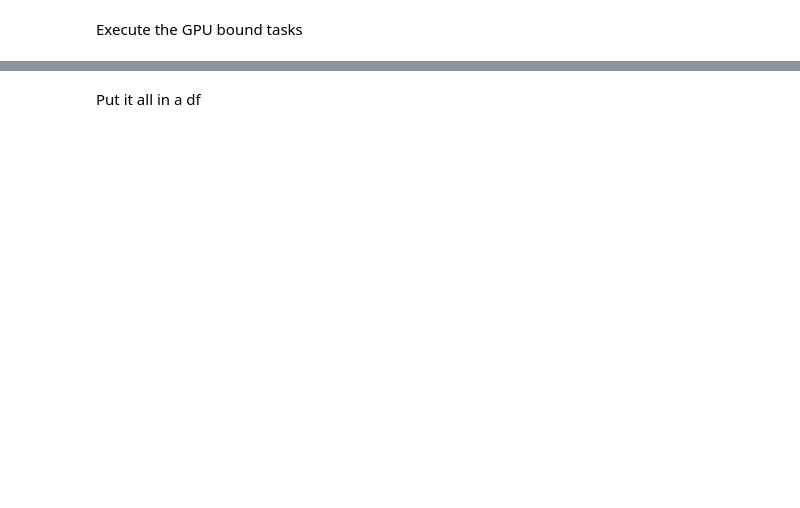
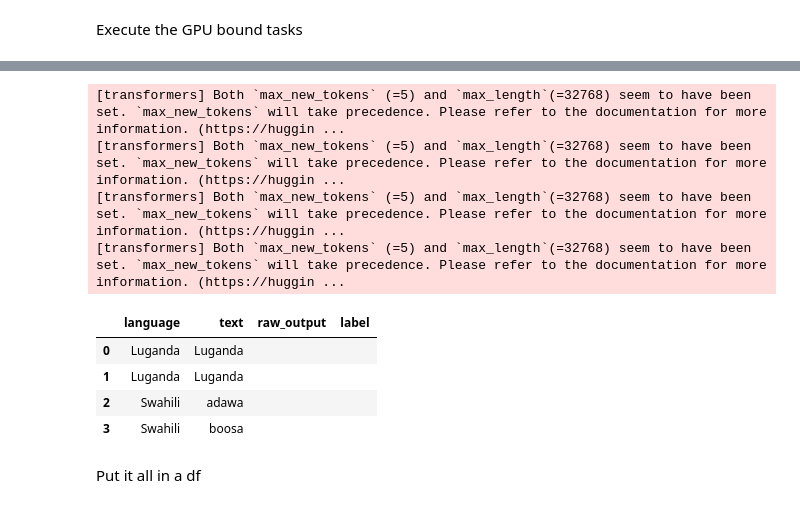
Before and after one commit to delightaheebwa/ug-tiktok, a Jupyter notebook: notebooks/run.ipynb, the cells around one changed output, grey strips where cells are left out. Cells and saved outputs as stored; diff of their text form; code cells hidden in the pictures; blank space fills up the shorter version.

Commit message:
refactor but with lug, swa pipeline issues

```diff
--- a/notebooks/run.ipynb
+++ b/notebooks/run.ipynb
@@ -123,16 +125,15 @@ with concurrent.futures.ProcessPoolExecutor(max_workers=max_cores) as executor:
 # %% [markdown]
 Execute the GPU bound tasks
 # %%
-generation_pipelines: dict = {"English": None, "Luganda": None | TextGenerationPipeline, "Swahili": None | TextGenerationPipeline}
+generation_pipelines: dict = {"English": None, "Luganda": None, "Swahili": None}
 
 model_g_path = "C:/Users/HP/ganda-gemma-1b"
 model_s_path = "C:/Users/HP/swahili-gemma-1b"
 
-quantization_config = BitsAndBytesConfig(load_in_4bit=True)
+#quantization_config = BitsAndBytesConfig(load_in_4bit=True)
 
 # config to share across models
 load_args = {
-    "device_map": "auto",
-    "quantization_config": quantization_config,
+ #   "quantization_config": quantization_config,
     "low_cpu_mem_usage": True,
 }
@@ -142,7 +143,3 @@ pending_swahili_words = []
 # %%
-for result in results_list:
-    if result["status"] == "pending_gpu":
-        if result["checked_lang"] == "Luganda":
-            pending_luganda_words.append(result["checked_text"])
-        else:
-            pending_swahili_words.append(result["checked_text"])
+pending_luganda_words = [result for result in results_list if result["status"] == "pending_gpu" and result["checked_lang"] == "Luganda"]
+pending_swahili_words = [result for result in results_list if result["status"] == "pending_gpu" and result["checked_lang"] == "Swahili"]
@@ -180,3 +194,66 @@ result["polarity_score"] = sentiment_score
+# %%
+# Smoke test the GPU path on a tiny sample before running the full batch.
+smoke_luganda = pending_luganda_words[:2]
+smoke_swahili = pending_swahili_words[:2]
+
+smoke_results = []
+
+for lang_name, pending_words in [("Luganda", smoke_luganda), ("Swahili", smoke_swahili)]:
+    if not pending_words:
+        continue
+
+    if generation_pipelines[lang_name] is None:
+        model_path = model_g_path if lang_name == "Luganda" else model_s_path
+        model = AutoModelForCausalLM.from_pretrained(model_path, **load_args)
+        tokenizer = AutoTokenizer.from_pretrained(model_path)
+        generation_pipelines[lang_name] = pipeline(
+            "text-generation",
+            model=model,
+            tokenizer=tokenizer,
+            device=0 if torch.cuda.is_available() else -1,
+        )
+
+    gen_pipe = generation_pipelines[lang_name]
+
+    smoke_prompts = [
+        f"Classify the sentiment of this {lang_name} text. Answer with one word only: positive, neutral or negative. Text: '{item['checked_text']}'. Answer in {lang_name}"
+        for item in pending_words
+    ]
+
+    outputs = gen_pipe(
+        smoke_prompts,
+        max_new_tokens=5,
+        do_sample=False,
+        temperature=0.1,
+        return_full_text=False,
+    )
+
+    for item, out in zip(pending_words, outputs):
+        raw_text = out[0]["generated_text"].strip() if isinstance(out, list) else out.get("generated_text", "").strip()
+        #label = extract_sentiment_label(raw_text)
+        #score = score_from_label(label)
+        item["polarity_label"] = raw_text
+        #item["polarity_score"] = score
+        item["status"] = "ok"
+        smoke_results.append({
+            "language": lang_name,
+            "text": item["checked_text"],
+            "raw_output": raw_text,
+            "label": raw_text,
+            #"score": score,
+        })
+
+pd.DataFrame(smoke_results)
+# %% [output]
+[transformers] Both `max_new_tokens` (=5) and `max_length`(=32768) seem to have been set. `max_new_tokens` will take precedence. Please refer to the documentation for more information. (https://huggin ...
+[transformers] Both `max_new_tokens` (=5) and `max_length`(=32768) seem to have been set. `max_new_tokens` will take precedence. Please refer to the documentation for more information. (https://huggin ...
+[transformers] Both `max_new_tokens` (=5) and `max_length`(=32768) seem to have been set. `max_new_tokens` will take precedence. Please refer to the documentation for more information. (https://huggin ...
+[transformers] Both `max_new_tokens` (=5) and `max_length`(=32768) seem to have been set. `max_new_tokens` will take precedence. Please refer to the documentation for more information. (https://huggin ...
+|  | language | text | raw_output | label |
+| 0 | Luganda | Luganda |  |  |
+| 1 | Luganda | Luganda |  |  |
+| 2 | Swahili | adawa |  |  |
+| 3 | Swahili | boosa |  |  |
 # %% [markdown]
 Put it all in a df
 # %%
```
Also changed, not shown: parts of 8 cells of this notebook, 3 other files.
